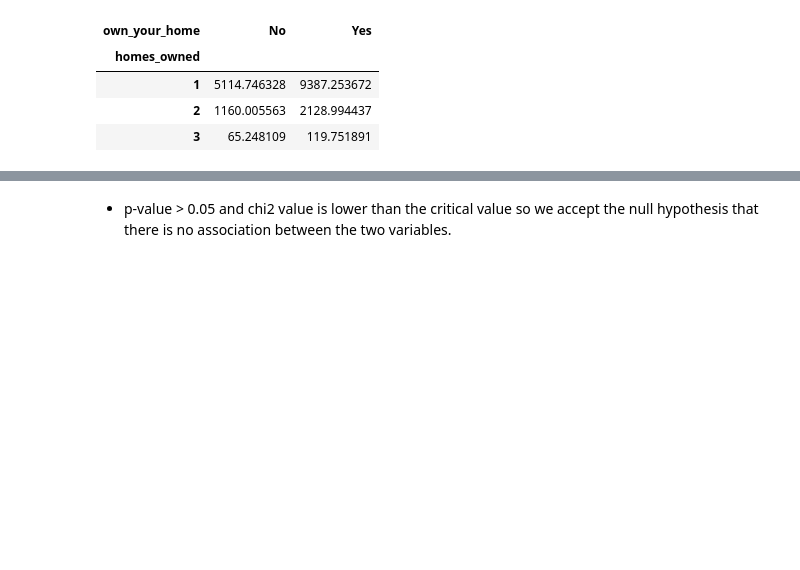
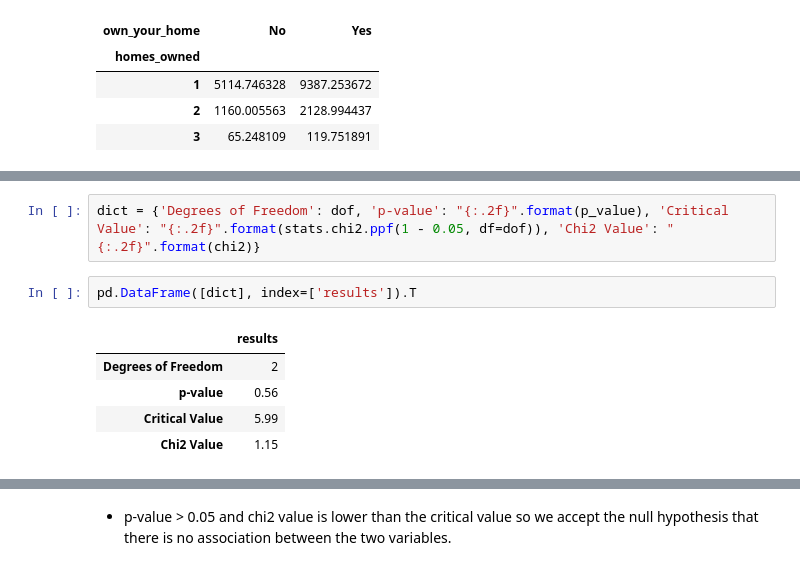
Before and after one commit to ocaoimh/hrc-mid-bootcamp-project, a Jupyter notebook: python/categoricals.ipynb, the cells around one changed output, grey strips where cells are left out. Drawn from its saved outputs; the diff is of its cells as text; blank space fills up the shorter version.

```diff
--- a/python/categoricals.ipynb
+++ b/python/categoricals.ipynb
@@ -201,0 +233,10 @@ The expected frequencies are:
+# %%
+dict = {'Degrees of Freedom': dof, 'p-value': "{:.2f}".format(p_value), 'Critical Value': "{:.2f}".format(stats.chi2.ppf(1 - 0.05, df=dof)), 'Chi2 Value': "{:.2f}".format(chi2)}
+# %%
+pd.DataFrame([dict], index=['results']).T
+# %% [output]
+|  | results |
+| Degrees of Freedom | 2 |
+| p-value | 0.56 |
+| Critical Value | 5.99 |
+| Chi2 Value | 1.15 |
```
Also changed, not shown: parts of 19 cells of this notebook.
